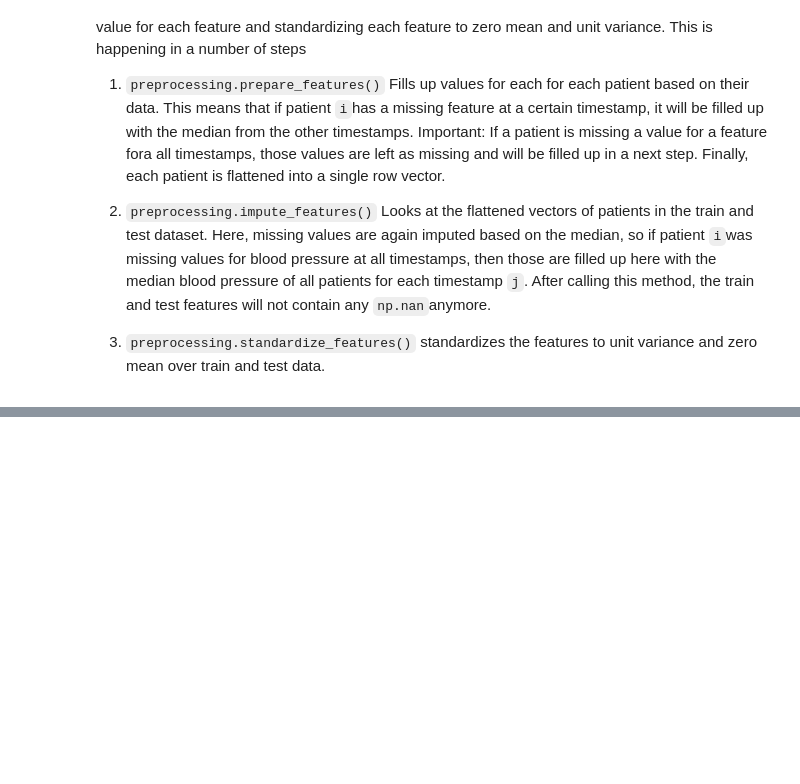
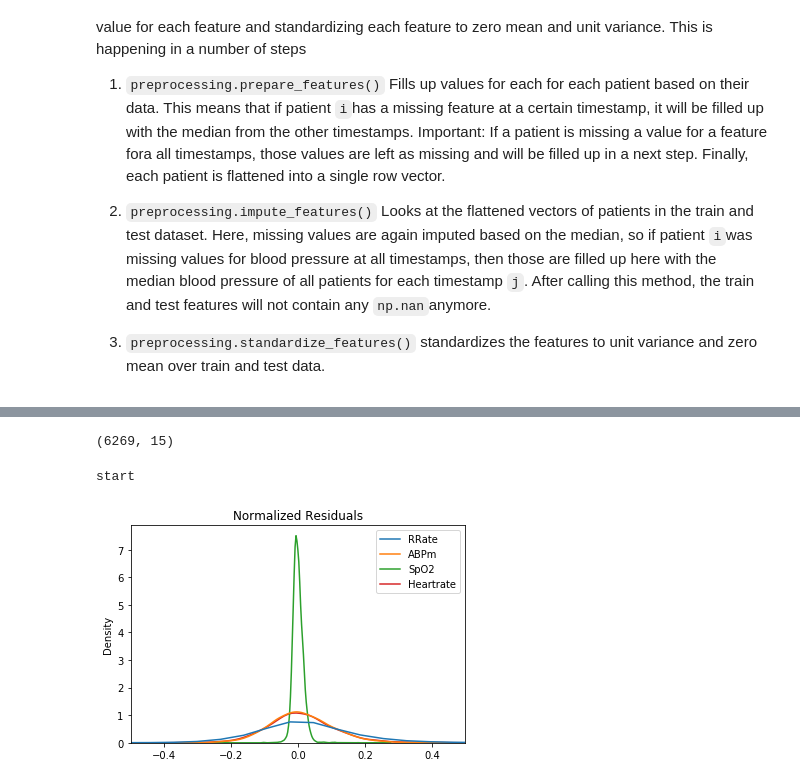
Before and after one commit to konradbender/icu-predictions, a Jupyter notebook: Task_2.ipynb, the cells around one changed output, grey strips where cells are left out. Drawn from its saved outputs; the diff is of its cells as text; code cells hidden in the pictures; blank space fills up the shorter version.

Commit message:
changed README.md and plot

```diff
--- a/Task_2.ipynb
+++ b/Task_2.ipynb
@@ -116,6 +138,13 @@ fig.savefig('plot.png')
+# %%
+test_labels.set_index('pid', inplace=True)
 # %%
-test_labels.set_index('pid')
-deltas = pd.DataFrame(index=test_labels.index, columns = test_labels.columns)
+print(test_labels.shape)
+deltas = pd.DataFrame(index=test_labels.index, columns = regression_labels)
+
 for label in regression_labels:
-    delta =  result[label].subtract(test_labels[label])
+    delta =  result.loc[:,label].subtract(test_labels.loc[:,label])
+    delta = delta.divide(test_labels[label])
     deltas[label] = delta
+#    deltas.assign(delta)
+# %% [output]
+(6269, 15)
@@ -127,0 +151,16 @@ transformed = scaler.fit_transform(X=deltas)
+# %%
+print('start')
+ax = sb.kdeplot(data = deltas,  fill=False, legend = True)
+
+ax.set_xlim((-0.5,0.5))
+leg = ax.get_legend()
+texts = leg.get_texts()
+for index, text in enumerate(texts):
+    text = text.get_text()
+    split = text.split('_')
+    texts[index].set_text(split[1])
+ax.set_title('Normalized Residuals')
+plt.savefig('hist.png', dpi=300)
+# %% [output]
+start
+[figure, added]
```
Also changed, not shown: parts of 6 cells of this notebook, 1 other file.
